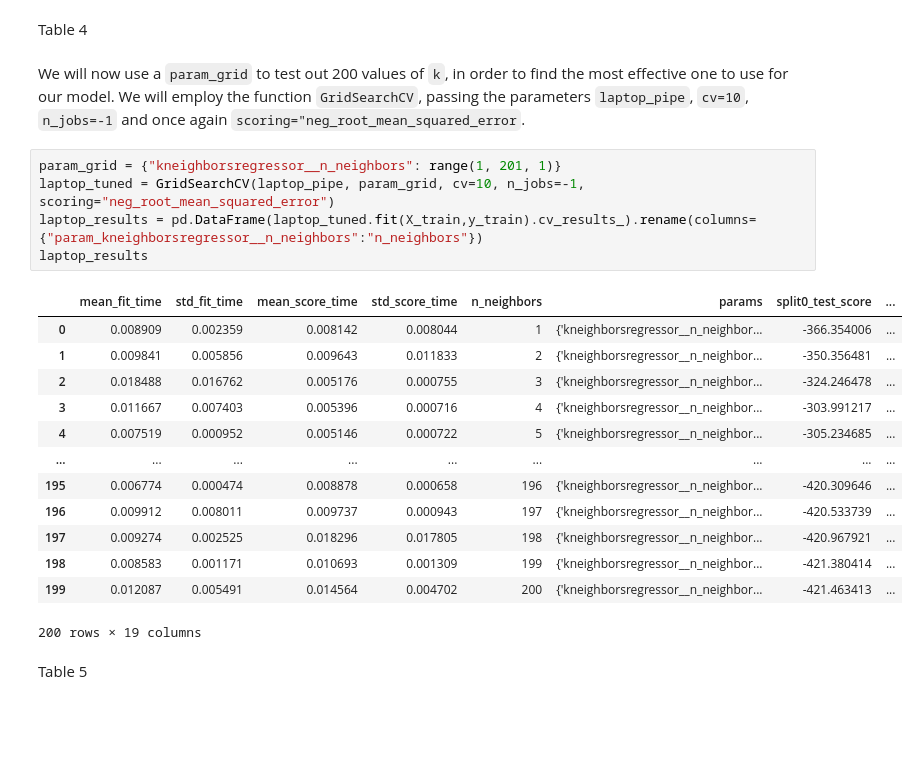
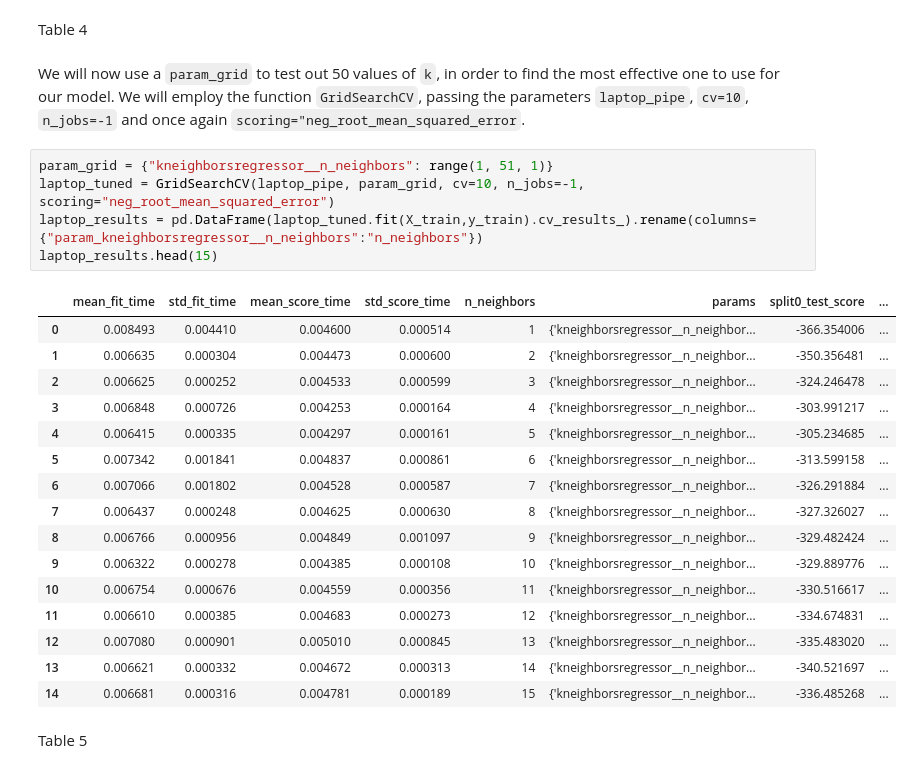
Before and after one commit to fyip3/ds_project, a Jupyter notebook: code/Analysis/Laptop Regressive Price Model.ipynb, the cells around one changed output. Drawn from its saved outputs; the diff is of its cells as text; blank space fills up the shorter version.

Commit message:
Reduced Search for number of neighbors from 200 to 50
200 was taking waaay too long

Also did a little bit of table shrinking

```diff
--- a/code/Analysis/Laptop Regressive Price Model.ipynb
+++ b/code/Analysis/Laptop Regressive Price Model.ipynb
@@ -347,26 +347,29 @@ laptop_cv
 # %% [markdown]
 Table 4
 # %% [markdown]
-We will now use a `param_grid` to test out 200 values of `k`, in order to find the most effective one to use for our model. We will employ the function `GridSearchCV`, passing the parameters `laptop_pipe`, `cv=10`, `n_jobs=-1` and once again `scoring="neg_root_mean_squared_error`.
+We will now use a `param_grid` to test out 50 values of `k`, in order to find the most effective one to use for our model. We will employ the function `GridSearchCV`, passing the parameters `laptop_pipe`, `cv=10`, `n_jobs=-1` and once again `scoring="neg_root_mean_squared_error`.
 # %%
-param_grid = {"kneighborsregressor__n_neighbors": range(1, 201, 1)}
+param_grid = {"kneighborsregressor__n_neighbors": range(1, 51, 1)}
 laptop_tuned = GridSearchCV(laptop_pipe, param_grid, cv=10, n_jobs=-1, scoring="neg_root_mean_squared_error")
 laptop_results = pd.DataFrame(laptop_tuned.fit(X_train,y_train).cv_results_).rename(columns={"param_kneighborsregressor__n_neighbors":"n_neighbors"})
-laptop_results
+laptop_results.head(15)
 # %% [output]
 |  | mean_fit_time | std_fit_time | mean_score_time | std_score_time | n_neighbors | params | split0_test_score | ... |
-| 0 | 0.008909 | 0.002359 | 0.008142 | 0.008044 | 1 | {'kneighborsregressor__n_neighbor... | -366.354006 | ... |
-| 1 | 0.009841 | 0.005856 | 0.009643 | 0.011833 | 2 | {'kneighborsregressor__n_neighbor... | -350.356481 | ... |
-| 2 | 0.018488 | 0.016762 | 0.005176 | 0.000755 | 3 | {'kneighborsregressor__n_neighbor... | -324.246478 | ... |
-| 3 | 0.011667 | 0.007403 | 0.005396 | 0.000716 | 4 | {'kneighborsregressor__n_neighbor... | -303.991217 | ... |
-| 4 | 0.007519 | 0.000952 | 0.005146 | 0.000722 | 5 | {'kneighborsregressor__n_neighbor... | -305.234685 | ... |
-| ... | ... | ... | ... | ... | ... | ... | ... | ... |
-| 195 | 0.006774 | 0.000474 | 0.008878 | 0.000658 | 196 | {'kneighborsregressor__n_neighbor... | -420.309646 | ... |
-| 196 | 0.009912 | 0.008011 | 0.009737 | 0.000943 | 197 | {'kneighborsregressor__n_neighbor... | -420.533739 | ... |
-| 197 | 0.009274 | 0.002525 | 0.018296 | 0.017805 | 198 | {'kneighborsregressor__n_neighbor... | -420.967921 | ... |
-| 198 | 0.008583 | 0.001171 | 0.010693 | 0.001309 | 199 | {'kneighborsregressor__n_neighbor... | -421.380414 | ... |
-| 199 | 0.012087 | 0.005491 | 0.014564 | 0.004702 | 200 | {'kneighborsregressor__n_neighbor... | -421.463413 | ... |
+| 0 | 0.008493 | 0.004410 | 0.004600 | 0.000514 | 1 | {'kneighborsregressor__n_neighbor... | -366.354006 | ... |
+| 1 | 0.006635 | 0.000304 | 0.004473 | 0.000600 | 2 | {'kneighborsregressor__n_neighbor... | -350.356481 | ... |
+| 2 | 0.006625 | 0.000252 | 0.004533 | 0.000599 | 3 | {'kneighborsregressor__n_neighbor... | -324.246478 | ... |
+| 3 | 0.006848 | 0.000726 | 0.004253 | 0.000164 | 4 | {'kneighborsregressor__n_neighbor... | -303.991217 | ... |
+| 4 | 0.006415 | 0.000335 | 0.004297 | 0.000161 | 5 | {'kneighborsregressor__n_neighbor... | -305.234685 | ... |
+| 5 | 0.007342 | 0.001841 | 0.004837 | 0.000861 | 6 | {'kneighborsregressor__n_neighbor... | -313.599158 | ... |
+| 6 | 0.007066 | 0.001802 | 0.004528 | 0.000587 | 7 | {'kneighborsregressor__n_neighbor... | -326.291884 | ... |
+| 7 | 0.006437 | 0.000248 | 0.004625 | 0.000630 | 8 | {'kneighborsregressor__n_neighbor... | -327.326027 | ... |
+| 8 | 0.006766 | 0.000956 | 0.004849 | 0.001097 | 9 | {'kneighborsregressor__n_neighbor... | -329.482424 | ... |
+| 9 | 0.006322 | 0.000278 | 0.004385 | 0.000108 | 10 | {'kneighborsregressor__n_neighbor... | -329.889776 | ... |
+| 10 | 0.006754 | 0.000676 | 0.004559 | 0.000356 | 11 | {'kneighborsregressor__n_neighbor... | -330.516617 | ... |
+| 11 | 0.006610 | 0.000385 | 0.004683 | 0.000273 | 12 | {'kneighborsregressor__n_neighbor... | -334.674831 | ... |
+| 12 | 0.007080 | 0.000901 | 0.005010 | 0.000845 | 13 | {'kneighborsregressor__n_neighbor... | -335.483020 | ... |
+| 13 | 0.006621 | 0.000332 | 0.004672 | 0.000313 | 14 | {'kneighborsregressor__n_neighbor... | -340.521697 | ... |
+| 14 | 0.006681 | 0.000316 | 0.004781 | 0.000189 | 15 | {'kneighborsregressor__n_neighbor... | -336.485268 | ... |
-200 rows × 19 columns
 # %% [markdown]
 Table 5
 # %% [markdown]
```
Also changed, not shown: parts of 2 cells of this notebook.
